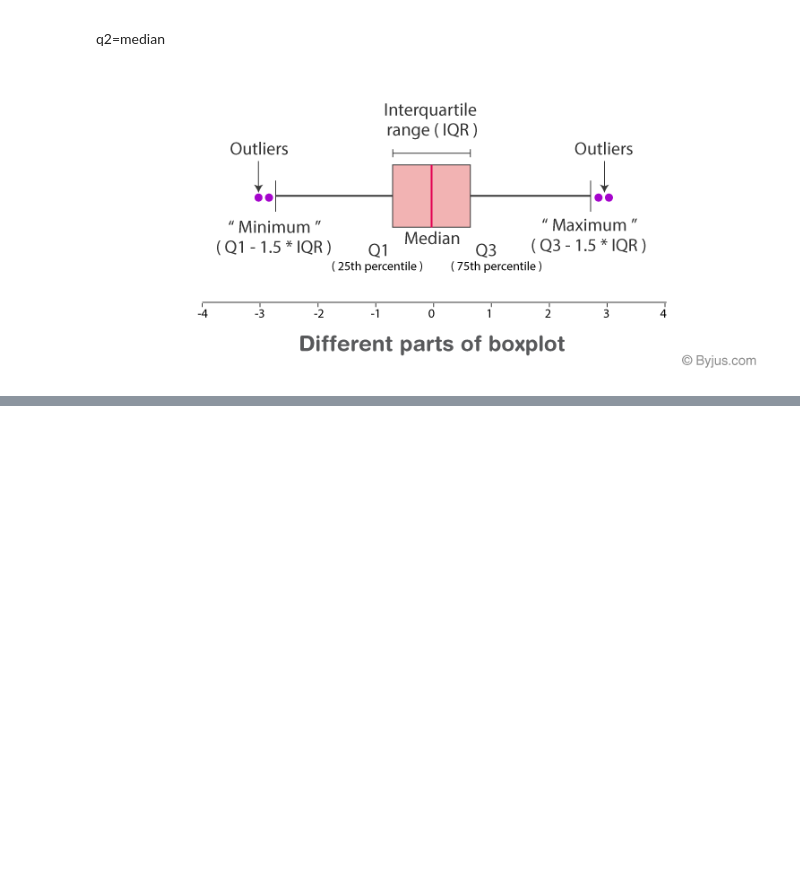
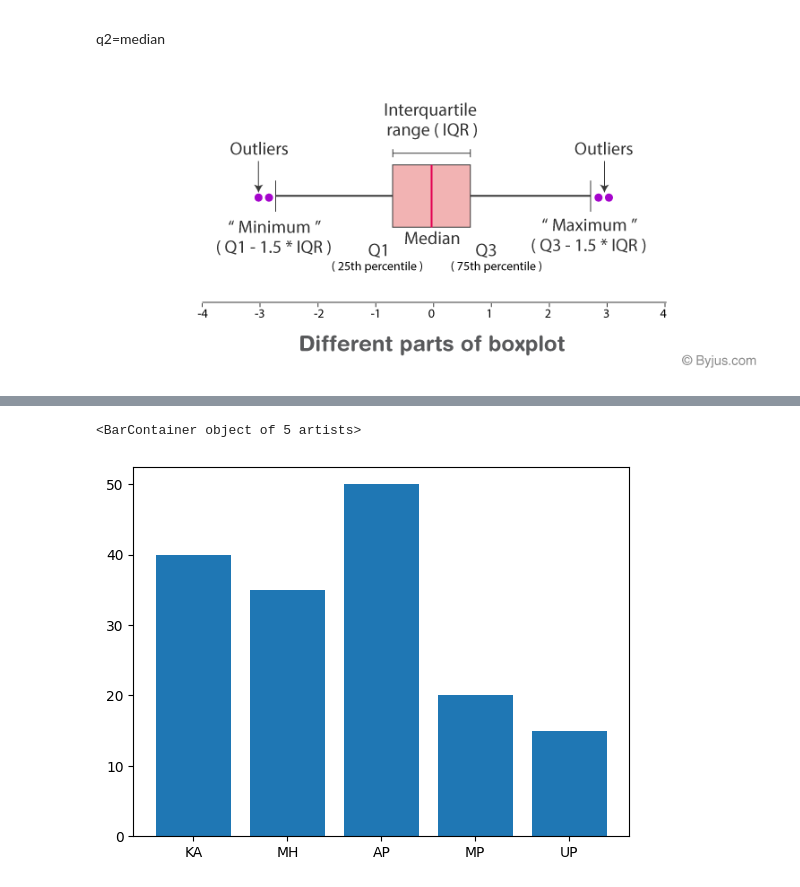
Before and after one commit to chaitanysaraswat/Advanced-Analytics-Using-Statistics, a Jupyter notebook: lecture7.ipynb, the cells around one changed output, grey strips where cells are left out. Cells and saved outputs as stored; diff of their text form; code cells hidden in the pictures; blank space fills up the shorter version.

```diff
--- a/lecture7.ipynb
+++ b/lecture7.ipynb
@@ -230,0 +254,7 @@ n=1000
+# %%
+states=['KA','MH','AP','MP','UP']
+counts=[40,35,50,20,15]
+plt.bar(states,counts)
+# %% [output]
+<BarContainer object of 5 artists>
+[figure, added]
```
Also changed, not shown: parts of 23 cells of this notebook.
